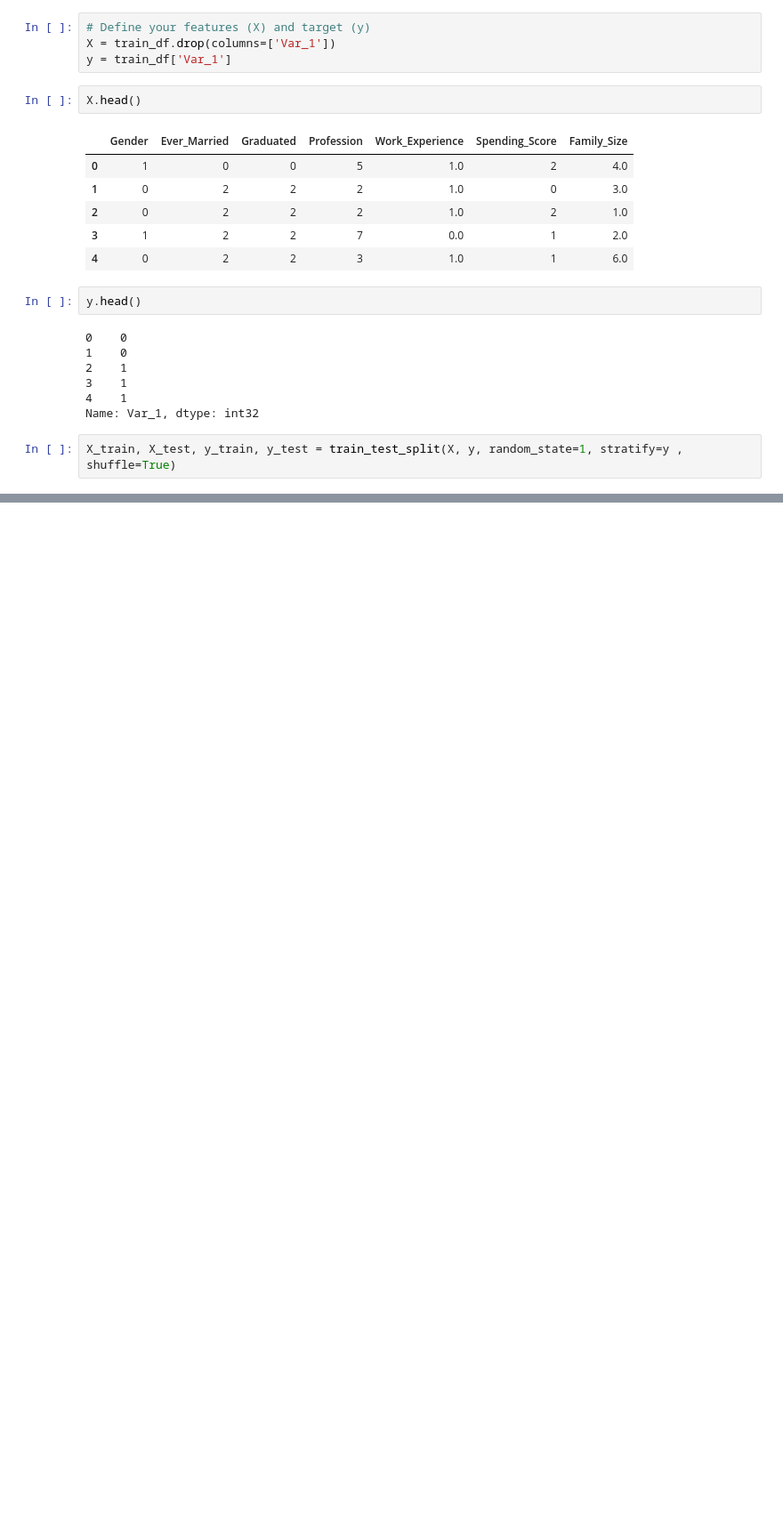
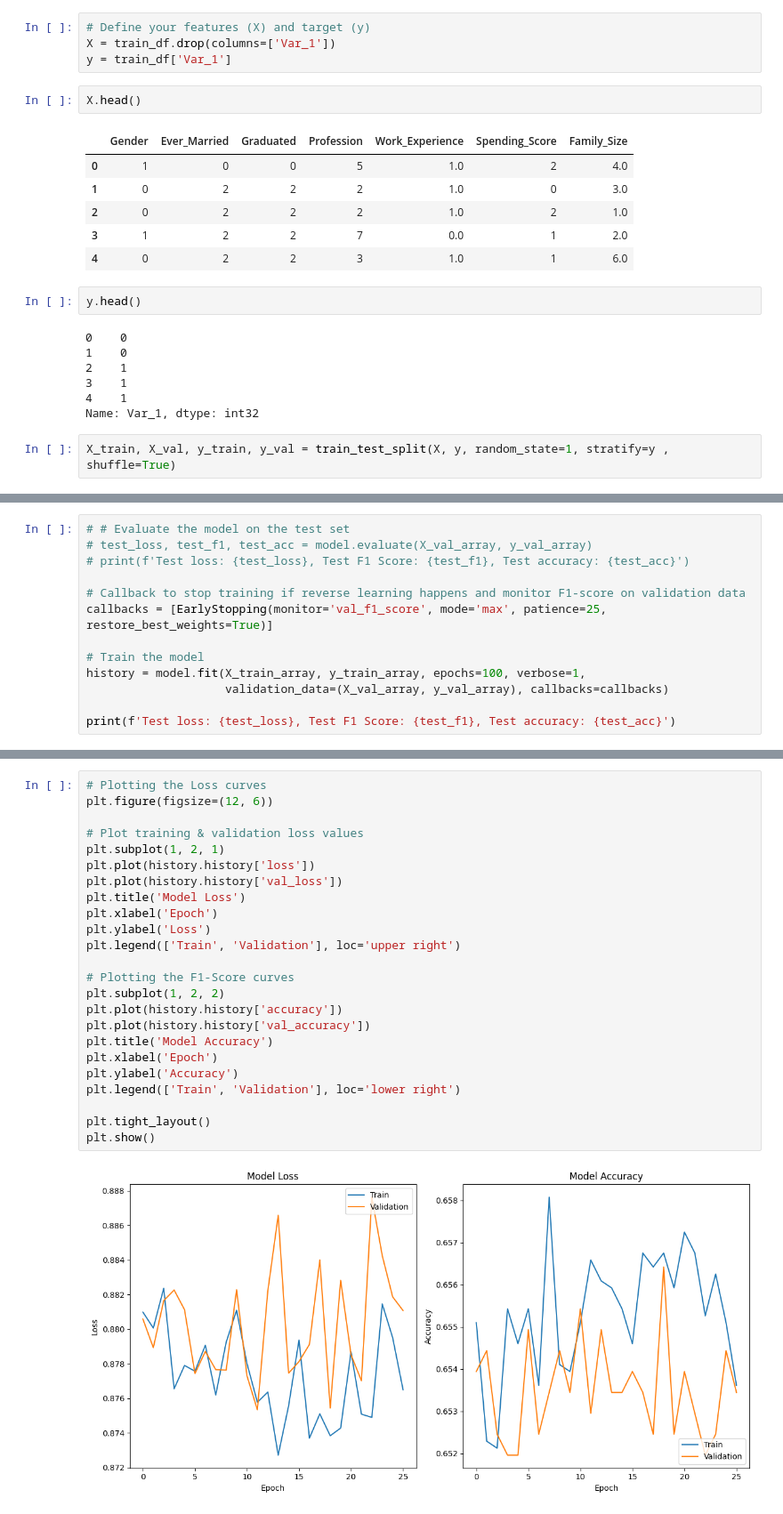
Before and after one commit to VaderSame/DeepLearning, a Jupyter notebook: Assignment_3_Semal_Shastri.ipynb, the cells around one changed output, grey strips where cells are left out. Shown: that part at 89% size. Cells and saved outputs as stored; diff of their text form; blank space fills up the shorter version.

Commit message:
roc-curve issues

```diff
--- a/Assignment_3_Semal_Shastri.ipynb
+++ b/Assignment_3_Semal_Shastri.ipynb
@@ -178,4 +283,4 @@ y.head()
 4    1
 Name: Var_1, dtype: int32
 # %%
-X_train, X_test, y_train, y_test = train_test_split(X, y, random_state=1, stratify=y , shuffle=True)
+X_train, X_val, y_train, y_val = train_test_split(X, y, random_state=1, stratify=y , shuffle=True)
@@ -181,0 +349,13 @@ X_train, X_test, y_train, y_test = train_test_split(X, y, random_state=1, strati
+# %%
+# # Evaluate the model on the test set
+# test_loss, test_f1, test_acc = model.evaluate(X_val_array, y_val_array)
+# print(f'Test loss: {test_loss}, Test F1 Score: {test_f1}, Test accuracy: {test_acc}')
+
+# Callback to stop training if reverse learning happens and monitor F1-score on validation data
+callbacks = [EarlyStopping(monitor='val_f1_score', mode='max', patience=25, restore_best_weights=True)]
+
+# Train the model
+history = model.fit(X_train_array, y_train_array, epochs=100, verbose=1,
+                    validation_data=(X_val_array, y_val_array), callbacks=callbacks)
+
+print(f'Test loss: {test_loss}, Test F1 Score: {test_f1}, Test accuracy: {test_acc}')
@@ -181,0 +392,26 @@ X_train, X_test, y_train, y_test = train_test_split(X, y, random_state=1, strati
+# %%
+# Plotting the Loss curves
+plt.figure(figsize=(12, 6))
+
+# Plot training & validation loss values
+plt.subplot(1, 2, 1)
+plt.plot(history.history['loss'])
+plt.plot(history.history['val_loss'])
+plt.title('Model Loss')
+plt.xlabel('Epoch')
+plt.ylabel('Loss')
+plt.legend(['Train', 'Validation'], loc='upper right')
+
+# Plotting the F1-Score curves
+plt.subplot(1, 2, 2)
+plt.plot(history.history['accuracy'])
+plt.plot(history.history['val_accuracy'])
+plt.title('Model Accuracy')
+plt.xlabel('Epoch')
+plt.ylabel('Accuracy')
+plt.legend(['Train', 'Validation'], loc='lower right')
+
+plt.tight_layout()
+plt.show()
+# %% [output]
+[figure, added]
```
Also changed, not shown: parts of 19 cells of this notebook.
